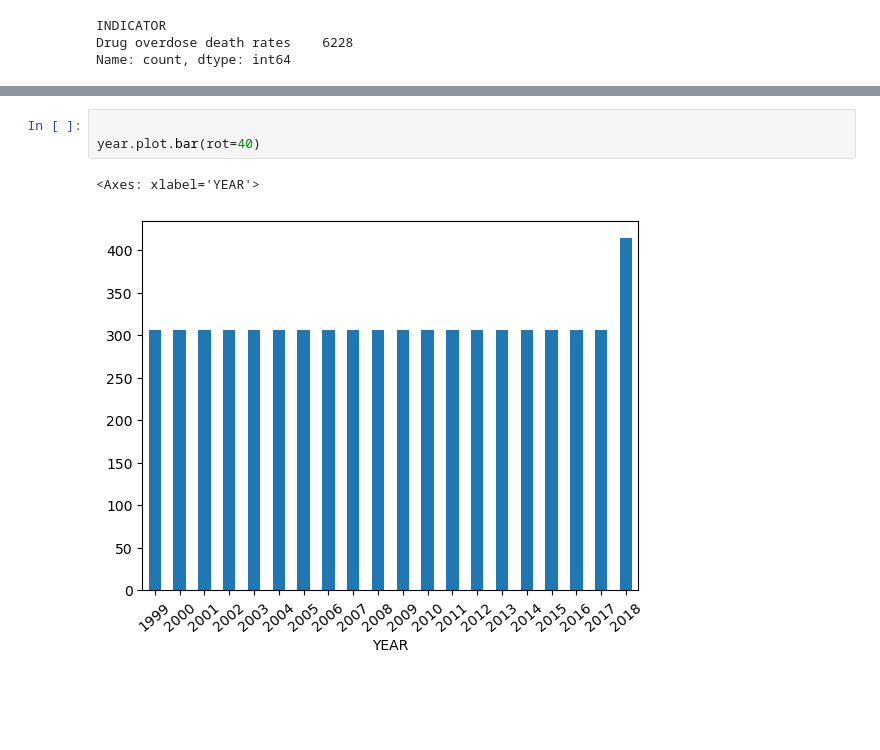
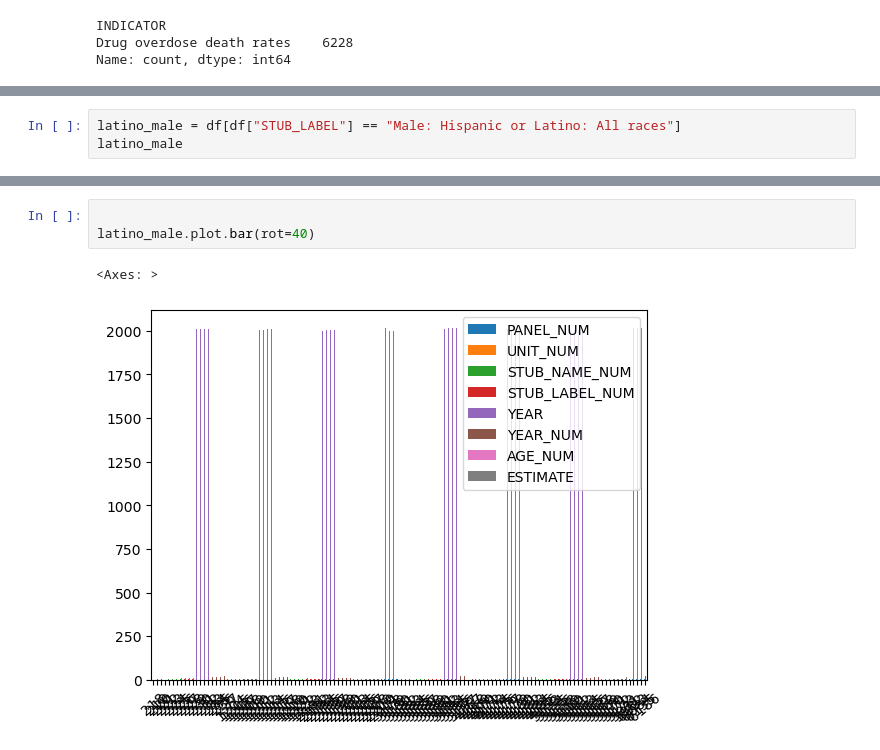
Before and after one commit to chica25/Drug-Overdose, a Jupyter notebook: eda.ipynb, the cells around one changed output, grey strips where cells are left out. Saved outputs shown, nothing was run; the diff lists cells and outputs as text; blank space fills up the shorter version.

```diff
--- a/eda.ipynb
+++ b/eda.ipynb
@@ -156,0 +261,3 @@ TypeError: value_counts() got an unexpected keyword argument 'x'
+# %%
+latino_male = df[df["STUB_LABEL"] == "Male: Hispanic or Latino: All races"]
+latino_male
@@ -157,6 +278,6 @@ TypeError: value_counts() got an unexpected keyword argument 'x'
 # %%
 
-year.plot.bar(rot=40)
+latino_male.plot.bar(rot=40)
 # %% [output]
-<Axes: xlabel='YEAR'>
+<Axes: >
-[figure, old version]
+[figure, new version]
```
Also changed, not shown: parts of 11 cells of this notebook.
